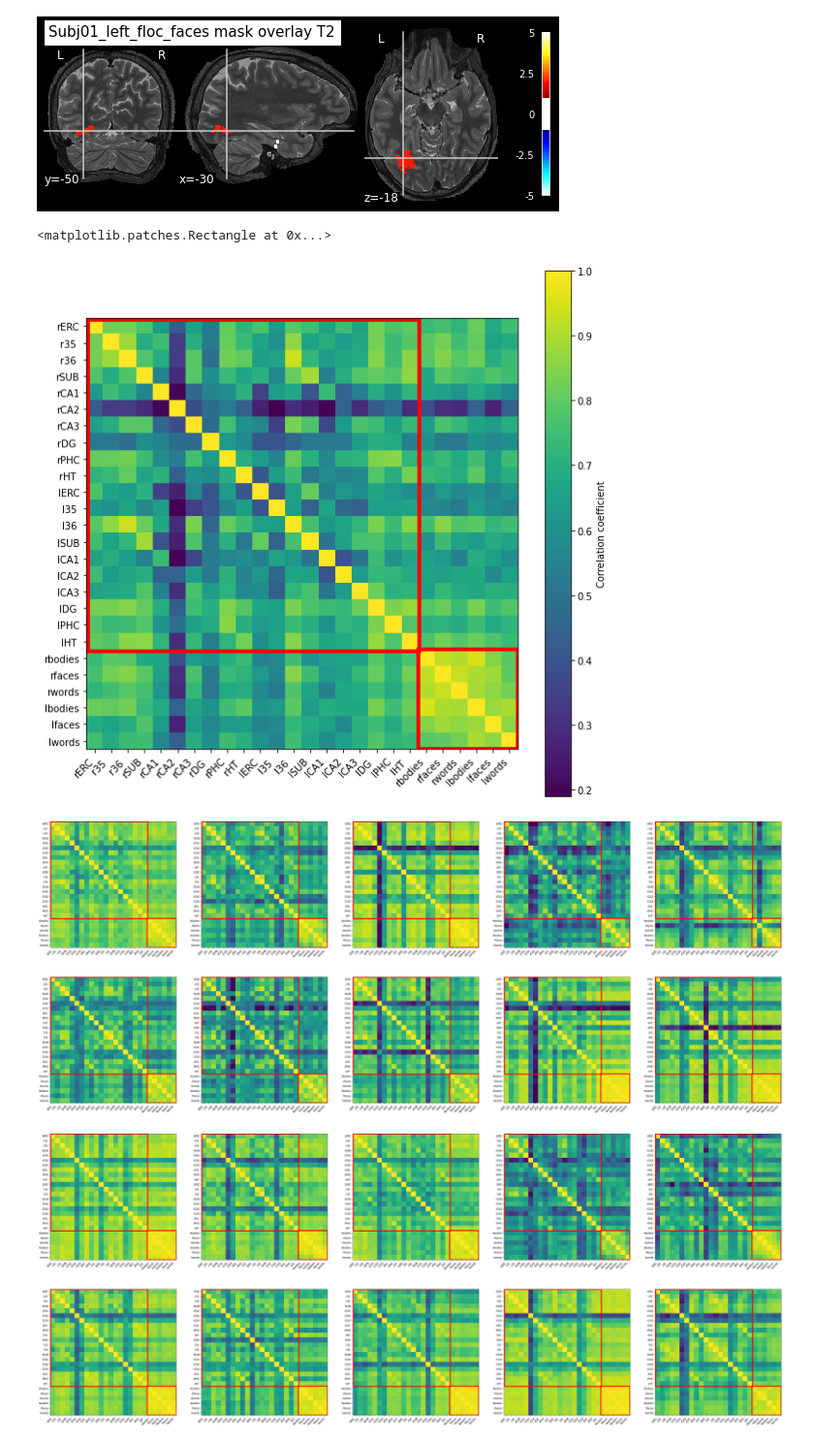
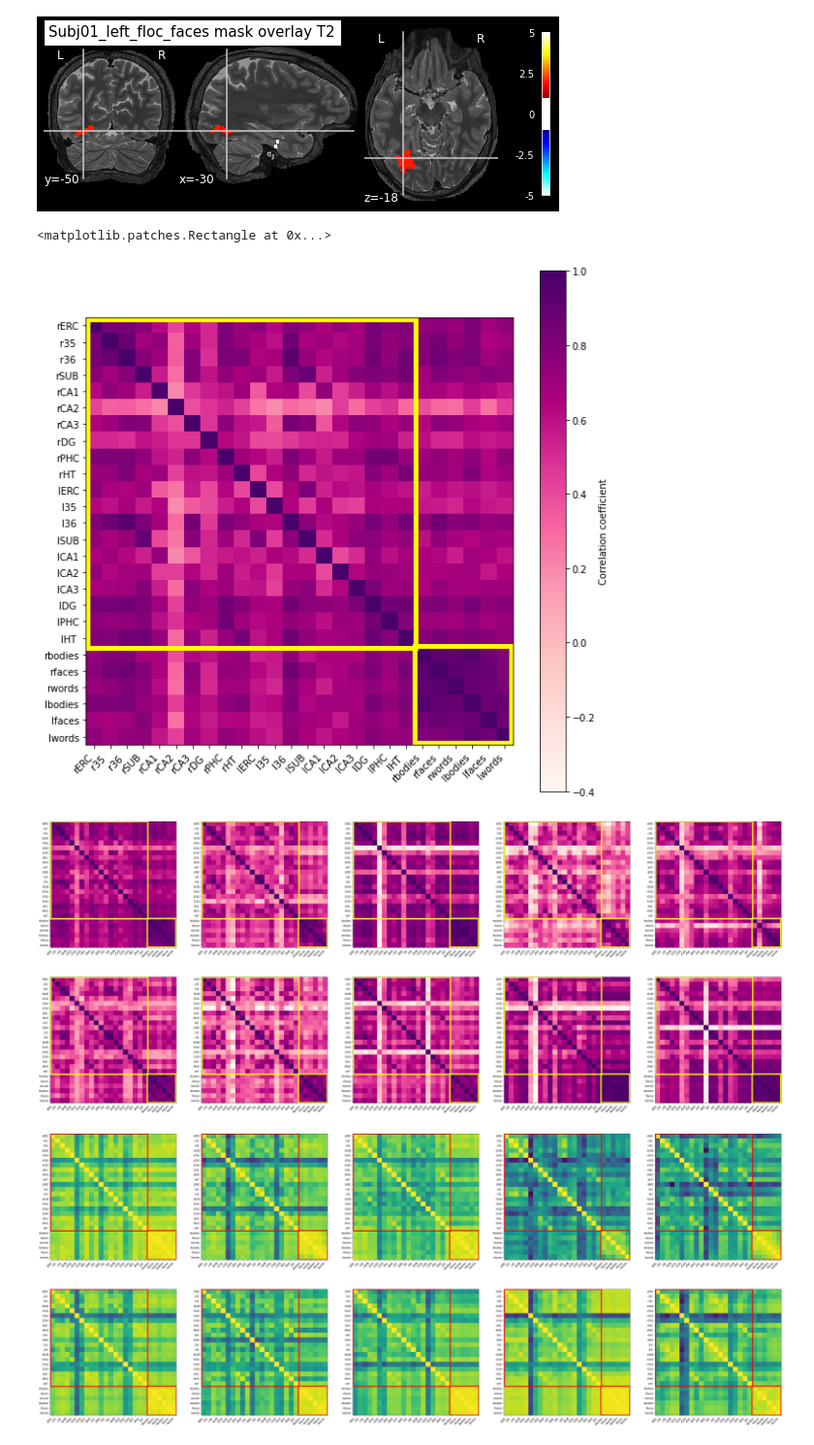
Before and after one commit to mjstarrett/nsdMemConn, a Jupyter notebook: load_1pt8mm_rest_visualization.ipynb, the cells around one changed output. Shown: that part at 97% size. Drawn from its saved outputs; the diff is of its cells as text; code cells hidden in the pictures.

Commit message:
update visualization colors and rename ROI fc results

```diff
--- a/load_1pt8mm_rest_visualization.ipynb
+++ b/load_1pt8mm_rest_visualization.ipynb
@@ -181,7 +181,8 @@ labels = [
 fc_first = np.load("./ROI_fc_first.npy")
 # %%
 fig, ax = plt.subplots(figsize=(10, 10))
-im = ax.imshow(fc_first[:,:,0])
+im = ax.imshow(fc_first[:,:,0],cmap=plt.cm.RdPu)
+im.set_clim(-0.4, 1)
 ax.set(xticks=range(26),
        xticklabels=labels,
        yticks=range(26),
@@ -189,36 +190,36 @@ ax.set(xticks=range(26),
 ax.set_xticklabels(labels, rotation = 45, ha="right")
 plt.colorbar(im, ax=ax,label="Correlation coefficient")
 ax.add_patch(patches.Rectangle((19.5, 19.5),
-                                       6, 6, fill=False, linewidth=4,
-                                       edgecolor="red"))
+                                       5.9, 5.9, fill=False, linewidth=5,
+                                       edgecolor="yellow"))
 ax.add_patch(patches.Rectangle((-0.4,-0.4),
-                                    20, 20, fill=False, linewidth=4,
-                                       edgecolor="red"))
+                                    20, 20, fill=False, linewidth=5,
+                                       edgecolor="yellow"))
 # %% [output]
 <matplotlib.patches.Rectangle at 0x...>
-[figure, old version]
+[figure, new version]
 # %%
 fig, axes = plt.subplots(2, 5, figsize=(50, 20))
 axes_flatten = axes.flatten()
 for i in range(10):
     ax = axes_flatten[i]
 
-    im = ax.imshow(fc_first[:, :, i])
+    im = ax.imshow(fc_first[:, :, i],cmap=plt.cm.RdPu)
     im.set_clim(-0.4, 1)
     ax.set(xticks=range(26),
            xticklabels=labels,
            yticks=range(26),
            yticklabels=labels)
     ax.set_xticklabels(labels, rotation = 45, ha="right")
     ax.add_patch(patches.Rectangle((19.5, 19.5),
-                                       6, 6, fill=False, linewidth=4,
-                                       edgecolor="red"))
+                                       5.9, 5.9, fill=False, linewidth=5,
+                                       edgecolor="yellow"))
     ax.add_patch(patches.Rectangle((-0.4,-0.4),
-                                    20, 20, fill=False, linewidth=4,
-                                       edgecolor="red"))
+                                    20, 20, fill=False, linewidth=5,
+                                       edgecolor="yellow"))
 #plt.colorbar(im, ax=ax,label="Correlation coefficient")
 # %% [output]
-[figure, old version]
+[figure, new version]
 # %%
 # compute ROI connectivity matrix for the first resting state across all sessions
 ROI_fc_all = np.zeros(shape=(26,26,10))
```
Also changed, not shown: parts of 2 cells of this notebook, 2 other files.
